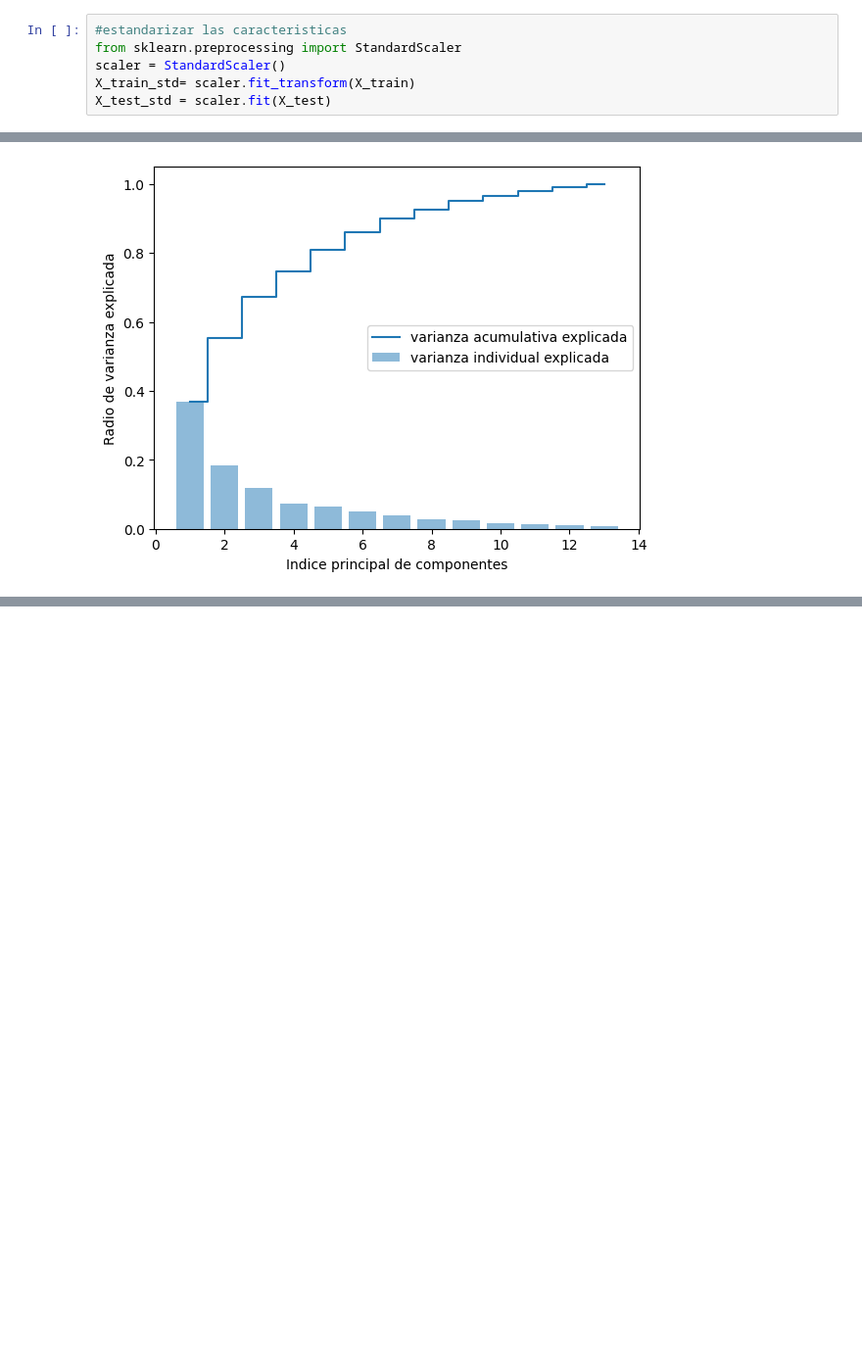
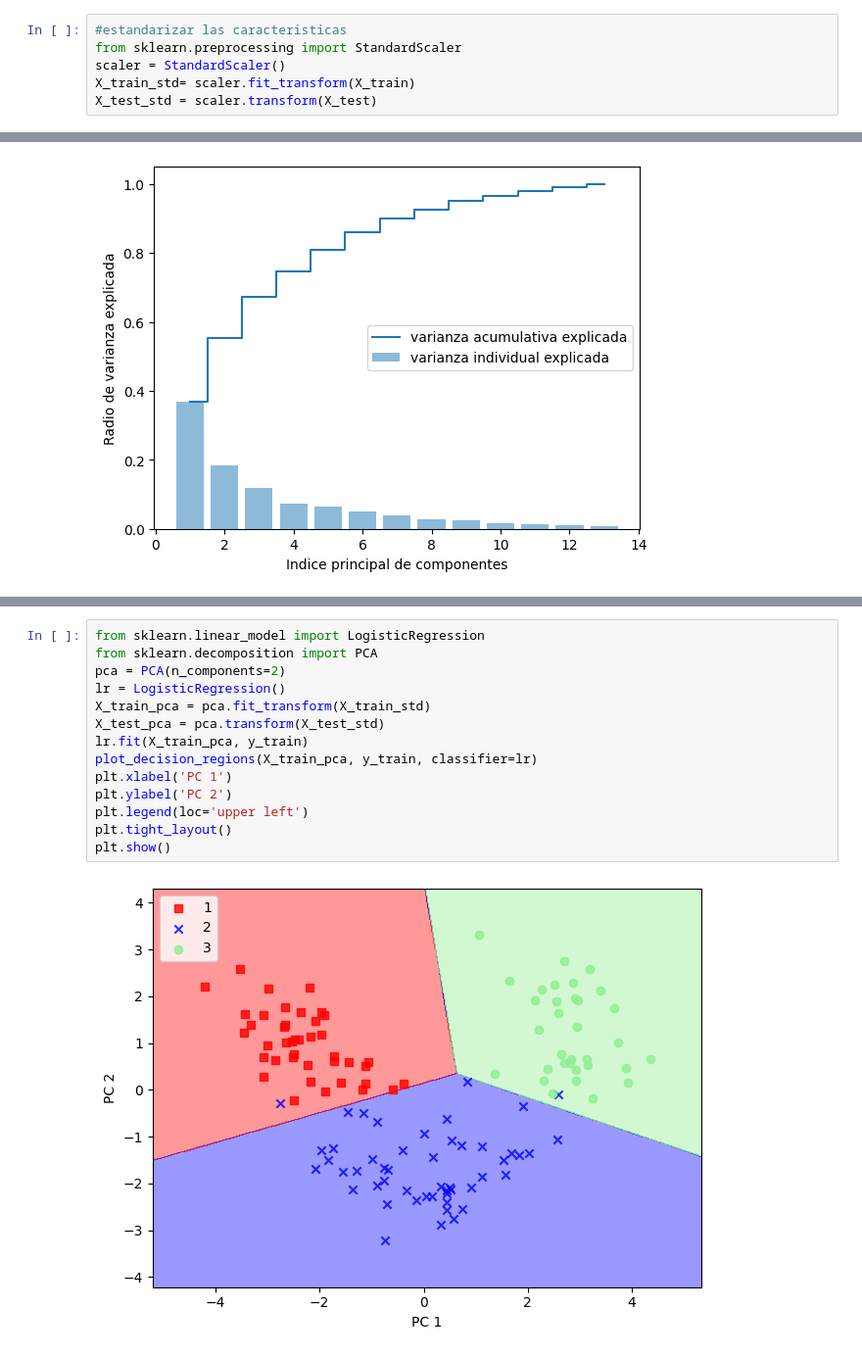
Before and after one commit to juancaalcaraz/practicaML, a Jupyter notebook: practicando_DS_wine.ipynb, the cells around one changed output, grey strips where cells are left out. Shown: that part at 98% size. Drawn from its saved outputs; the diff is of its cells as text; blank space fills up the shorter version.

```diff
--- a/practicando_DS_wine.ipynb
+++ b/practicando_DS_wine.ipynb
@@ -302,7 +302,7 @@ X_train, X_test, y_train, y_test = train_test_split(X,y, test_size=0.3, random_s
 from sklearn.preprocessing import StandardScaler
 scaler = StandardScaler()
 X_train_std= scaler.fit_transform(X_train)
-X_test_std = scaler.fit(X_test)
+X_test_std = scaler.transform(X_test)
 # %% [markdown]
 ### Despúes de completar el preprocesamiento anterior pasamos al segundo paso: Construir la matriz de covarianza $d$ X $d$ dimensiónes simétricas. los autovetores representan los componenetes principales, mientras que los autovalores definen su mágnitud
 # %%
@@ -331,0 +424,16 @@ plt.show()
+# %%
+from sklearn.linear_model import LogisticRegression
+from sklearn.decomposition import PCA
+pca = PCA(n_components=2)
+lr = LogisticRegression()
+X_train_pca = pca.fit_transform(X_train_std)
+X_test_pca = pca.transform(X_test_std)
+lr.fit(X_train_pca, y_train)
+plot_decision_regions(X_train_pca, y_train, classifier=lr)
+plt.xlabel('PC 1')
+plt.ylabel('PC 2')
+plt.legend(loc='upper left')
+plt.tight_layout()
+plt.show()
+# %% [output]
+[figure, added]
```
Also changed, not shown: parts of 13 cells of this notebook.
